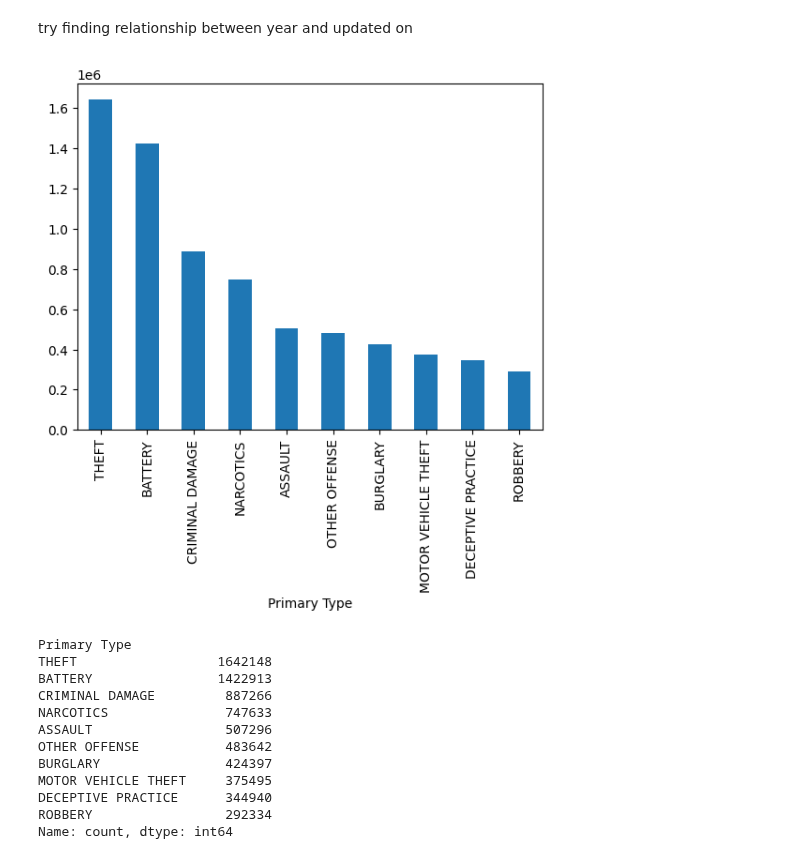
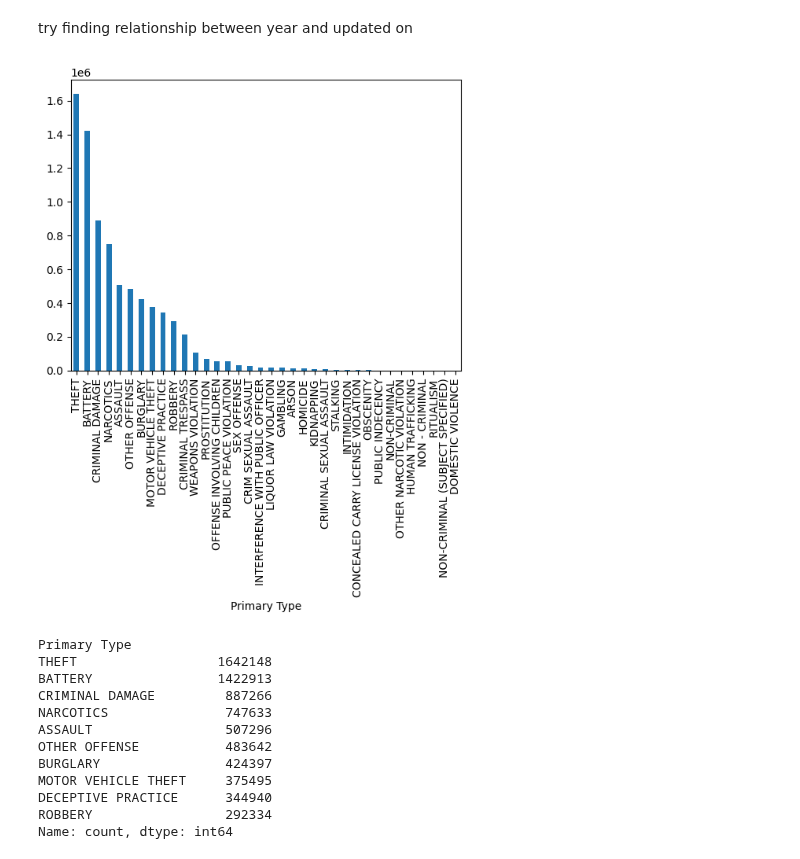
Before and after one commit to bissakaAI/DataAndData_analysis, a Jupyter notebook: Task_folder/pandas/chicagocrime/chicagocrime.ipynb, the cells around one changed output. Drawn from its saved outputs; the diff is of its cells as text; code cells hidden in the pictures.

```diff
--- a/Task_folder/pandas/chicagocrime/chicagocrime.ipynb
+++ b/Task_folder/pandas/chicagocrime/chicagocrime.ipynb
@@ -290,9 +359,9 @@ we have records from 2001 - 2023
 # %% [markdown]
 try finding relationship between year and  updated on
 # %%
-crimerate=df2['Primary Type'].value_counts().head(10).plot(kind='bar')
+crimerate=df2['Primary Type'].value_counts().plot(kind='bar')
 # %% [output]
-[figure, old version]
+[figure, new version]
 # %%
 crimerate=df2['Primary Type'].value_counts().head(10)
 crimerate
```
Also changed, not shown: parts of 68 cells of this notebook.
